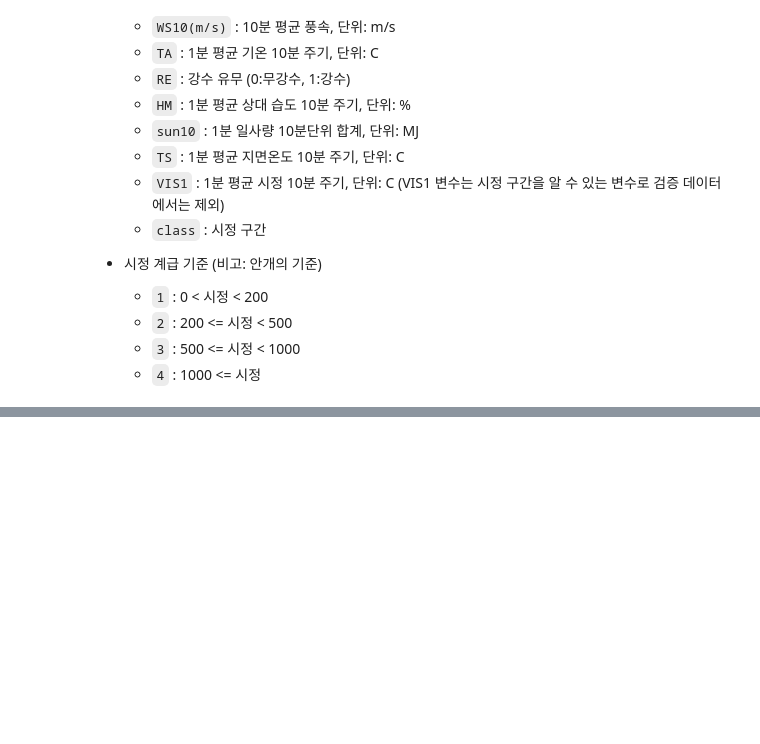
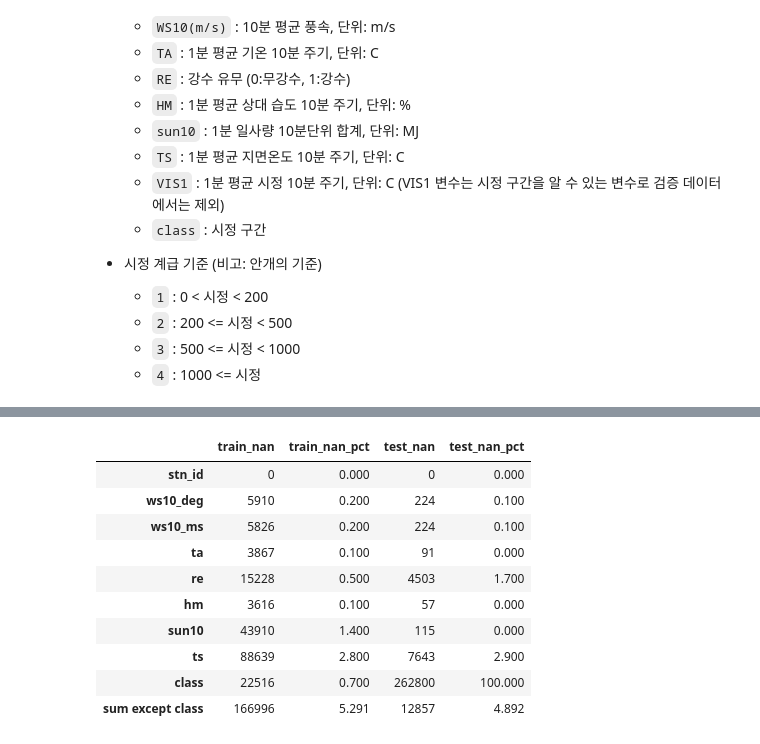
Before and after one commit to benidjor/weather-contest, a Jupyter notebook: preprocessing.ipynb, the cells around one changed output, grey strips where cells are left out. Drawn from its saved outputs; the diff is of its cells as text; code cells hidden in the pictures; blank space fills up the shorter version.

```diff
--- a/preprocessing.ipynb
+++ b/preprocessing.ipynb
@@ -91,0 +160,9 @@ train_path, test_path = get_local_path("fog_train.csv", "fog_test.csv")
+# %%
+# -99, -99.9인 데이터를 np.nan으로 치환하는 함수
+
+def switch_to_nan(train_df, test_df):
+
+    train_df = train_df.replace({-99:np.nan, -99.9:np.nan})
+    test_df = test_df.replace({-99:np.nan, -99.9:np.nan})
+
+    return train_df, test_df
@@ -91,0 +199,19 @@ train_path, test_path = get_local_path("fog_train.csv", "fog_test.csv")
+# %%
+# 컬럼별 결측치 확인
+
+def nan_rate_by_cols(train_df, test_df):
+
+    # train_df에서 np.nan인 데이터
+    nan_tr = train_df.isnull().sum()
+    nan_tr_cnt = train_df.isnull().count()
+
+    # test_df에서 np.nan인 데이터
+    nan_test = test_df.isnull().sum()
+    nan_test_cnt = test_df.isnull().count()
+
+    nan_tr_pct = round((nan_tr/nan_tr_cnt)*100, 1)
+    nan_test_pct = round((nan_test/nan_test_cnt)*100, 1)
+
+    missing = pd.concat([nan_tr, nan_tr_pct, nan_test, nan_test_pct],
+                        keys=["train_nan", "train_nan_pct", "test_nan", "test_nan_pct"], axis=1)
+    return missing
@@ -91,0 +229,14 @@ train_path, test_path = get_local_path("fog_train.csv", "fog_test.csv")
+# %%
+missing_total
+# %% [output]
+|  | train_nan | train_nan_pct | test_nan | test_nan_pct |
+| stn_id | 0 | 0.000 | 0 | 0.000 |
+| ws10_deg | 5910 | 0.200 | 224 | 0.100 |
+| ws10_ms | 5826 | 0.200 | 224 | 0.100 |
+| ta | 3867 | 0.100 | 91 | 0.000 |
+| re | 15228 | 0.500 | 4503 | 1.700 |
+| hm | 3616 | 0.100 | 57 | 0.000 |
+| sun10 | 43910 | 1.400 | 115 | 0.000 |
+| ts | 88639 | 2.800 | 7643 | 2.900 |
+| class | 22516 | 0.700 | 262800 | 100.000 |
+| sum except class | 166996 | 5.291 | 12857 | 4.892 |
```
Also changed, not shown: parts of 36 cells of this notebook, 6 other files.
